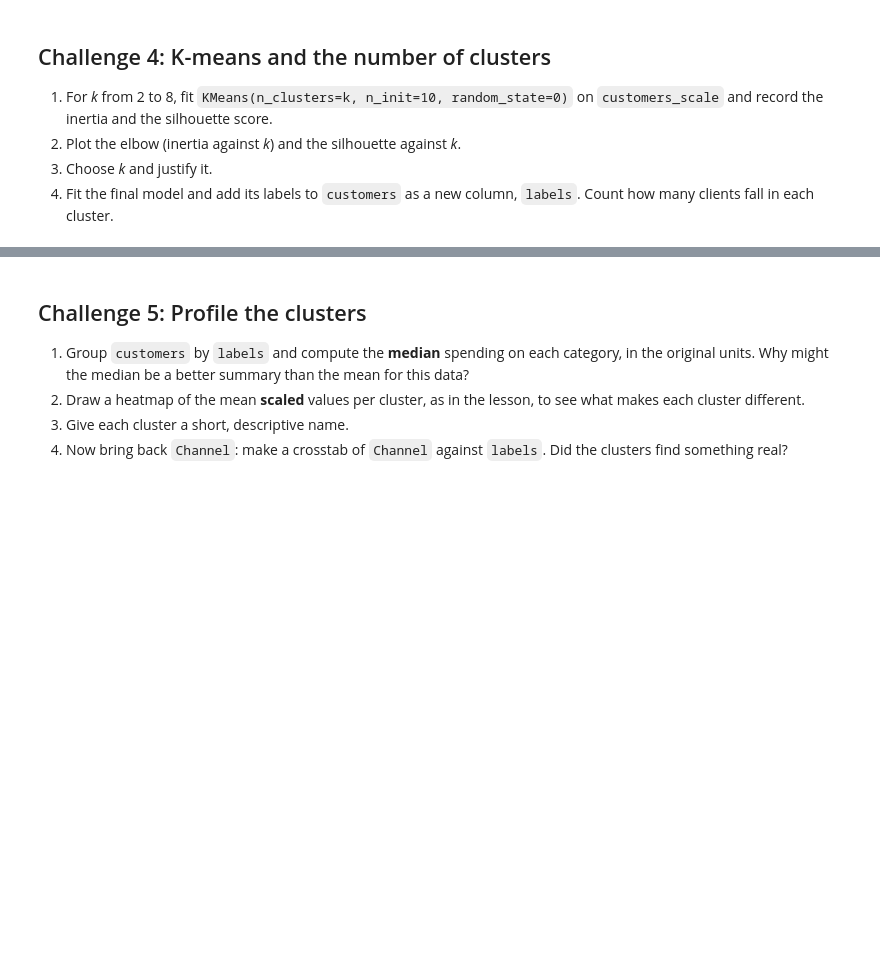
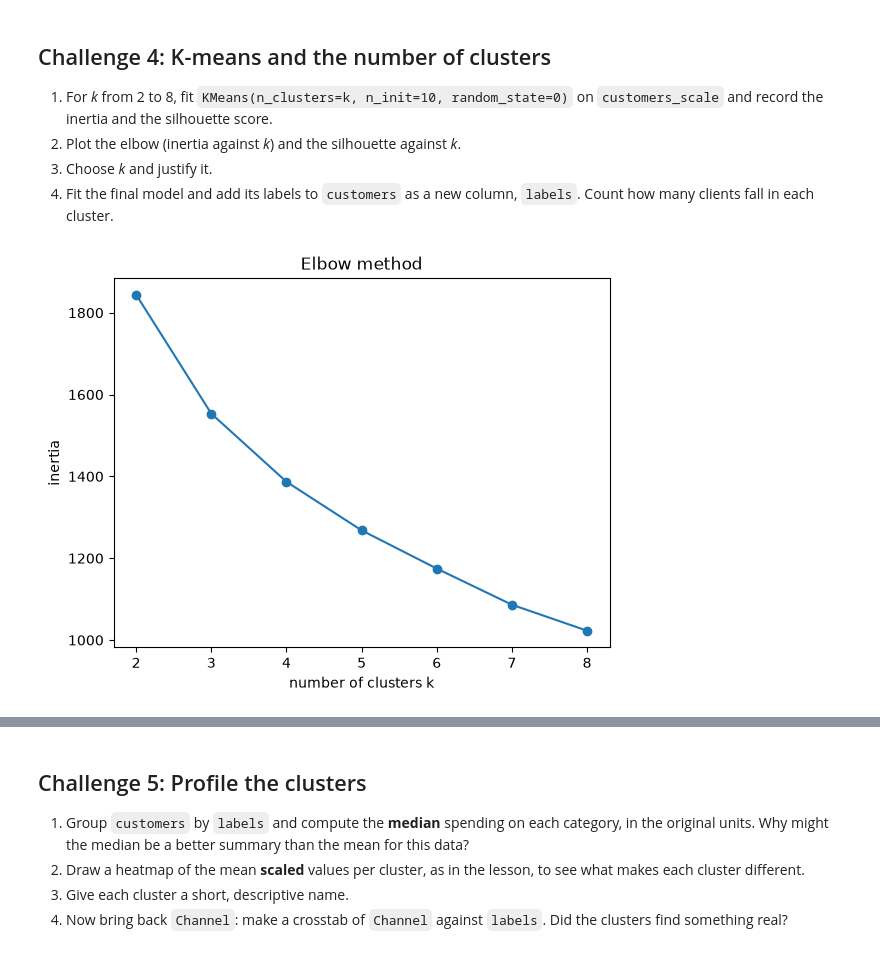
Before and after one commit to ironhack-labs/lab-unsupervised-learning-en, a Jupyter notebook: your-code/main.ipynb, the cells around one changed output, grey strips where cells are left out. Cells and saved outputs as stored; diff of their text form; code cells hidden in the pictures; blank space fills up the shorter version.

```diff
--- a/your-code/main.ipynb
+++ b/your-code/main.ipynb
@@ -62,3 +162,9 @@ from sklearn.preprocessing import StandardScaler
+# %%
+customers_scale = pd.DataFrame(
+    StandardScaler().fit_transform(log_spending),
+    columns=log_spending.columns,
+    index=log_spending.index
+)
 # %% [markdown]
 ## Challenge 4: K-means and the number of clusters
 
@@ -73,0 +178,10 @@ from sklearn.metrics import silhouette_score
+# %%
+ks = range(2, 9)
+inertias = [KMeans(n_clusters=k, n_init=10, random_state=0).fit(customers_scale).inertia_ for k in ks]
+plt.plot(ks, inertias, marker="o")
+plt.xlabel("number of clusters k")
+plt.ylabel("inertia")
+plt.title("Elbow method")
+plt.show()
+# %% [output]
+[figure, added]
```
Also changed, not shown: parts of 44 cells of this notebook.
